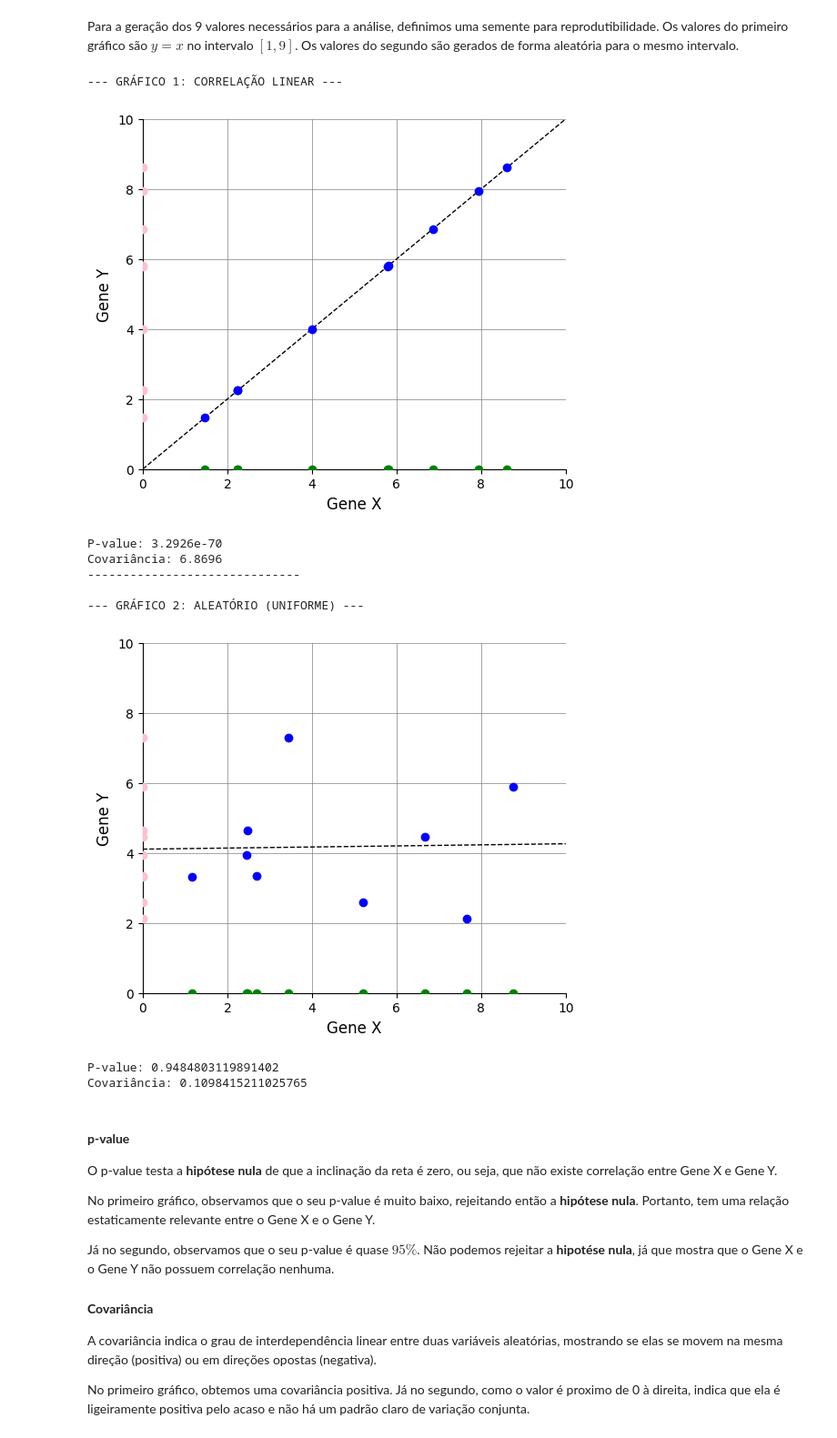
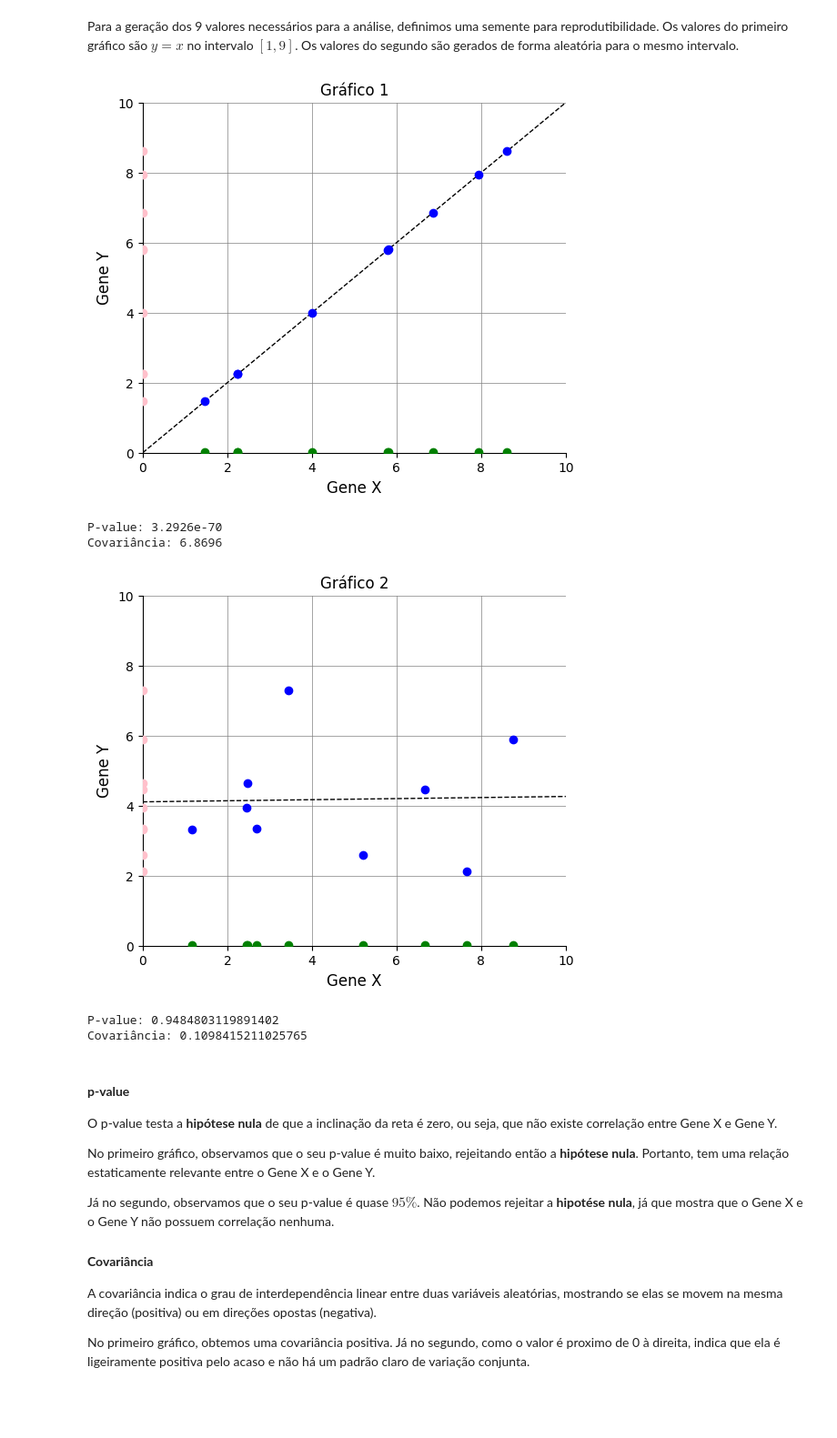
Before and after one commit to kmiepng/Matematica-Computacional, a Jupyter notebook: Atividades/atividade_2_2.ipynb, the cells around one changed output. Shown at 91% size. Saved outputs shown, nothing was run; the diff lists cells and outputs as text; code cells hidden in the pictures; blank space fills up the shorter version.

```diff
--- a/Atividades/atividade_2_2.ipynb
+++ b/Atividades/atividade_2_2.ipynb
@@ -18,7 +15,7 @@
 # %% [markdown]
 ### Código para plotar os gráficos
 # %%
-def plot_graph(x : np.array, y : np.array):
+def plot_graph(x : np.array, y : np.array, title : str):
     fig, ax = plt.subplots(figsize=(6, 5))
 
     ax.scatter(x, y, color='blue', zorder=10)
@@ -41,6 +38,7 @@ def plot_graph(x : np.array, y : np.array):
     ax.set_xlim(0, 10)
     ax.set_ylim(0, 10)
 
+    plt.title(title)
     plt.grid(color='gray', linestyle='-', linewidth=0.5)
     plt.show()
 
@@ -50,36 +48,31 @@ def plot_graph(x : np.array, y : np.array):
 # %% [markdown]
 Para a geração dos 9 valores necessários para a análise, definimos uma semente para reprodutibilidade. Os valores do primeiro gráfico são $y = x$ no intervalo $[1, 9]$. Os valores do segundo são gerados de forma aleatória para o mesmo intervalo.
 # %%
+np.random.seed(42)
+
 y1 = x1 = np.sort(np.random.uniform(1, 9, 9))
 
 x2 = np.random.uniform(1, 9, 9)
 y2 = np.random.uniform(1, 9, 9)
 
-print("--- GRÁFICO 1: CORRELAÇÃO LINEAR ---")
-result1 = plot_graph(x1, y1)
+result1 = plot_graph(x1, y1, "Gráfico 1")
 covariance1 = np.cov(x1, y1)[0, 1]
 
 print(f"P-value: {result1.pvalue:.4e}")
 print(f"Covariância: {covariance1:.4f}")
-print("-" * 30)
 
-print("\n--- GRÁFICO 2: ALEATÓRIO (UNIFORME) ---")
-result2 = plot_graph(x2, y2)
+result2 = plot_graph(x2, y2, "Gráfico 2")
 covariance2 = np.cov(x2, y2)[0, 1]
 
 print(f"P-value: {result2.pvalue}")
 print(f"Covariância: {covariance2}")
 # %% [output]
+[figure, new version]
---- GRÁFICO 1: CORRELAÇÃO LINEAR ---
+P-value: 3.2926e-70
+Covariância: 6.8696
-[figure, old version]
+[figure, new version]
-P-value: 3.2926e-70
-Covariância: 6.8696
-------------------------------
-
---- GRÁFICO 2: ALEATÓRIO (UNIFORME) ---
+P-value: 0.9484803119891402
+Covariância: 0.1098415211025765
-[figure, old version]
-P-value: 0.9484803119891402
-Covariância: 0.1098415211025765
 # %% [markdown]
 #### **p-value**
 
```
Also changed, not shown: parts of 22 cells of this notebook.
